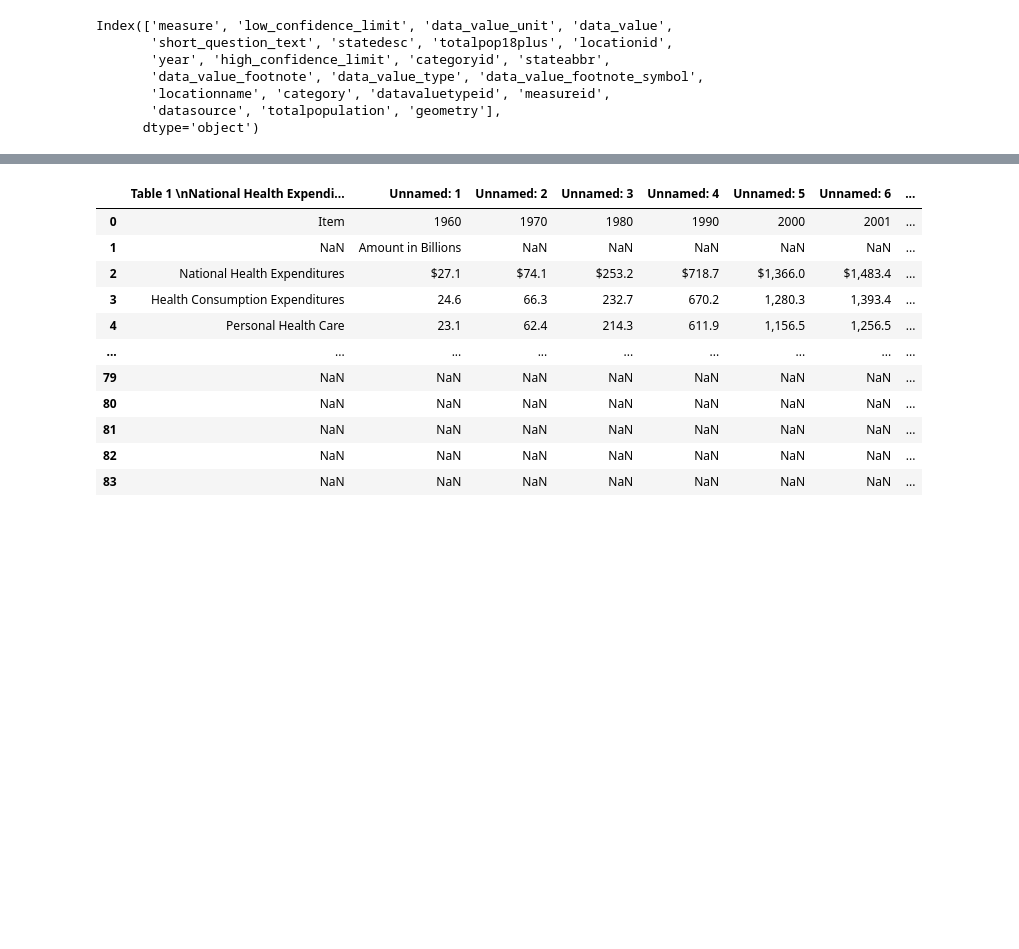
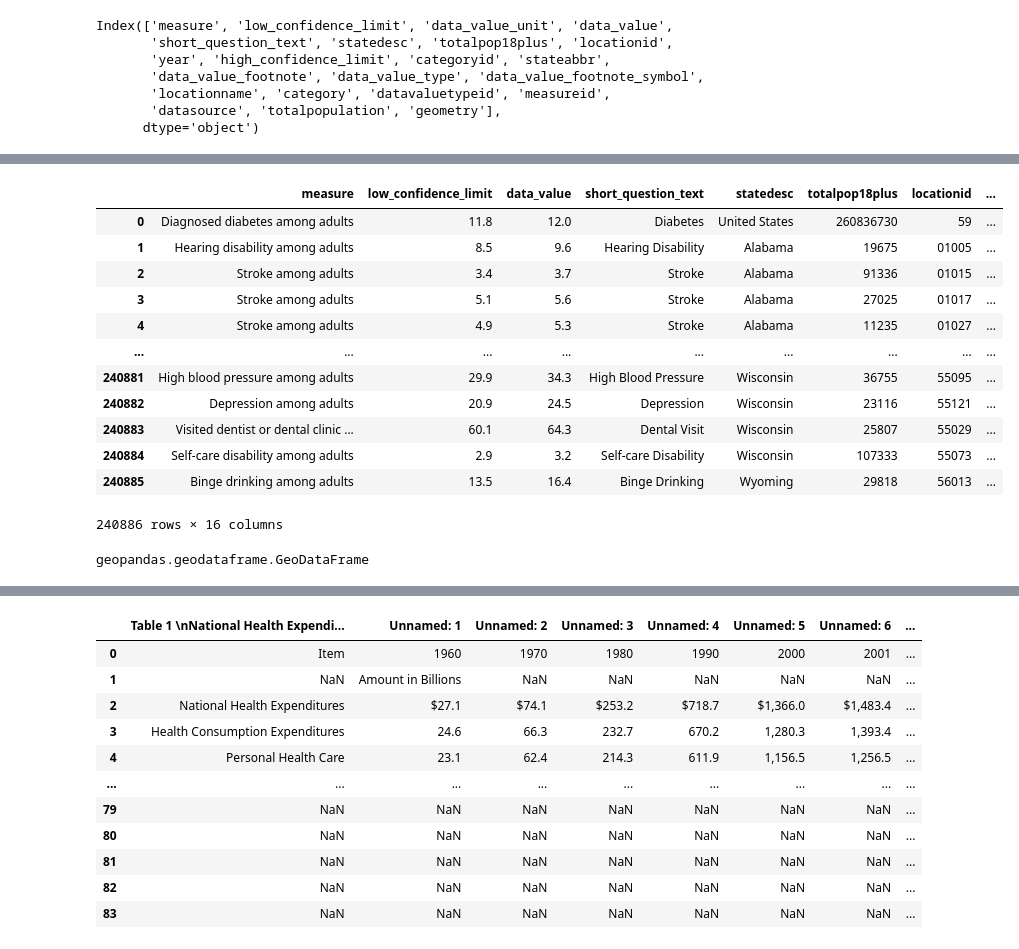
Before and after one commit to Lyduska/Better_Health, a Jupyter notebook: notebook/Better_health.ipynb, the cells around one changed output, grey strips where cells are left out. Cells and saved outputs as stored; diff of their text form; code cells hidden in the pictures; blank space fills up the shorter version.

```diff
--- a/notebook/Better_health.ipynb
+++ b/notebook/Better_health.ipynb
@@ -46,0 +55,17 @@ Index(['measure', 'low_confidence_limit', 'data_value_unit', 'data_value',
+# %%
+better_health_df1['short_question_text']=better_health_df1['short_question_text'].astype(str)
+better_health_df1
+# %% [output]
+|  | measure | low_confidence_limit | data_value | short_question_text | statedesc | totalpop18plus | locationid | ... |
+| 0 | Diagnosed diabetes among adults | 11.8 | 12.0 | Diabetes | United States | 260836730 | 59 | ... |
+| 1 | Hearing disability among adults | 8.5 | 9.6 | Hearing Disability | Alabama | 19675 | 01005 | ... |
+| 2 | Stroke among adults | 3.4 | 3.7 | Stroke | Alabama | 91336 | 01015 | ... |
+| 3 | Stroke among adults | 5.1 | 5.6 | Stroke | Alabama | 27025 | 01017 | ... |
+| 4 | Stroke among adults | 4.9 | 5.3 | Stroke | Alabama | 11235 | 01027 | ... |
+| ... | ... | ... | ... | ... | ... | ... | ... | ... |
+| 240881 | High blood pressure among adults | 29.9 | 34.3 | High Blood Pressure | Wisconsin | 36755 | 55095 | ... |
+| 240882 | Depression among adults | 20.9 | 24.5 | Depression | Wisconsin | 23116 | 55121 | ... |
+| 240883 | Visited dentist or dental clinic ... | 60.1 | 64.3 | Dental Visit | Wisconsin | 25807 | 55029 | ... |
+| 240884 | Self-care disability among adults | 2.9 | 3.2 | Self-care Disability | Wisconsin | 107333 | 55073 | ... |
+| 240885 | Binge drinking among adults | 13.5 | 16.4 | Binge Drinking | Wyoming | 29818 | 56013 | ... |
+240886 rows × 16 columns
@@ -46,0 +75,4 @@ Index(['measure', 'low_confidence_limit', 'data_value_unit', 'data_value',
+# %%
+type(better_health_df1)
+# %% [output]
+geopandas.geodataframe.GeoDataFrame
```
Also changed, not shown: parts of 11 cells of this notebook.
